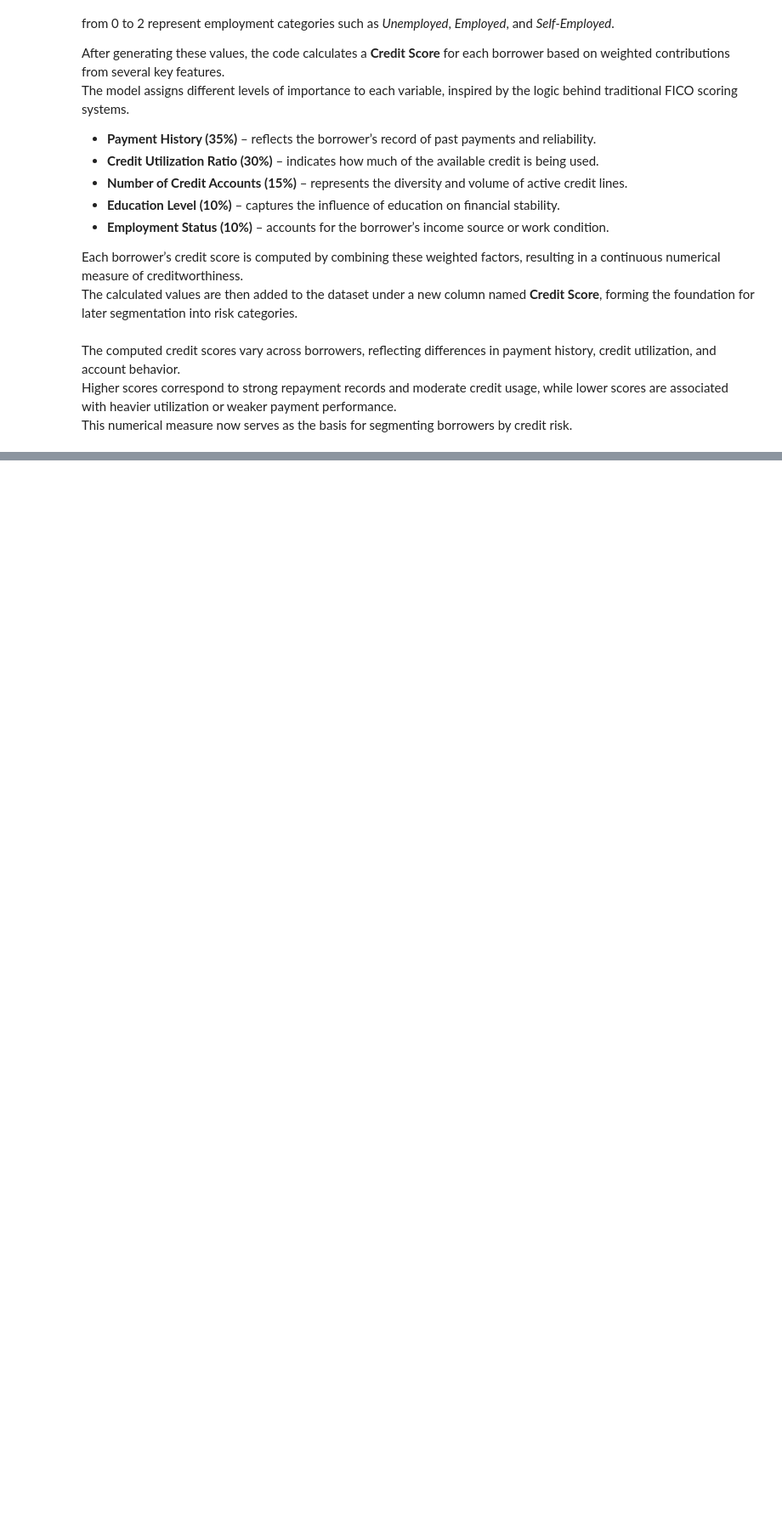
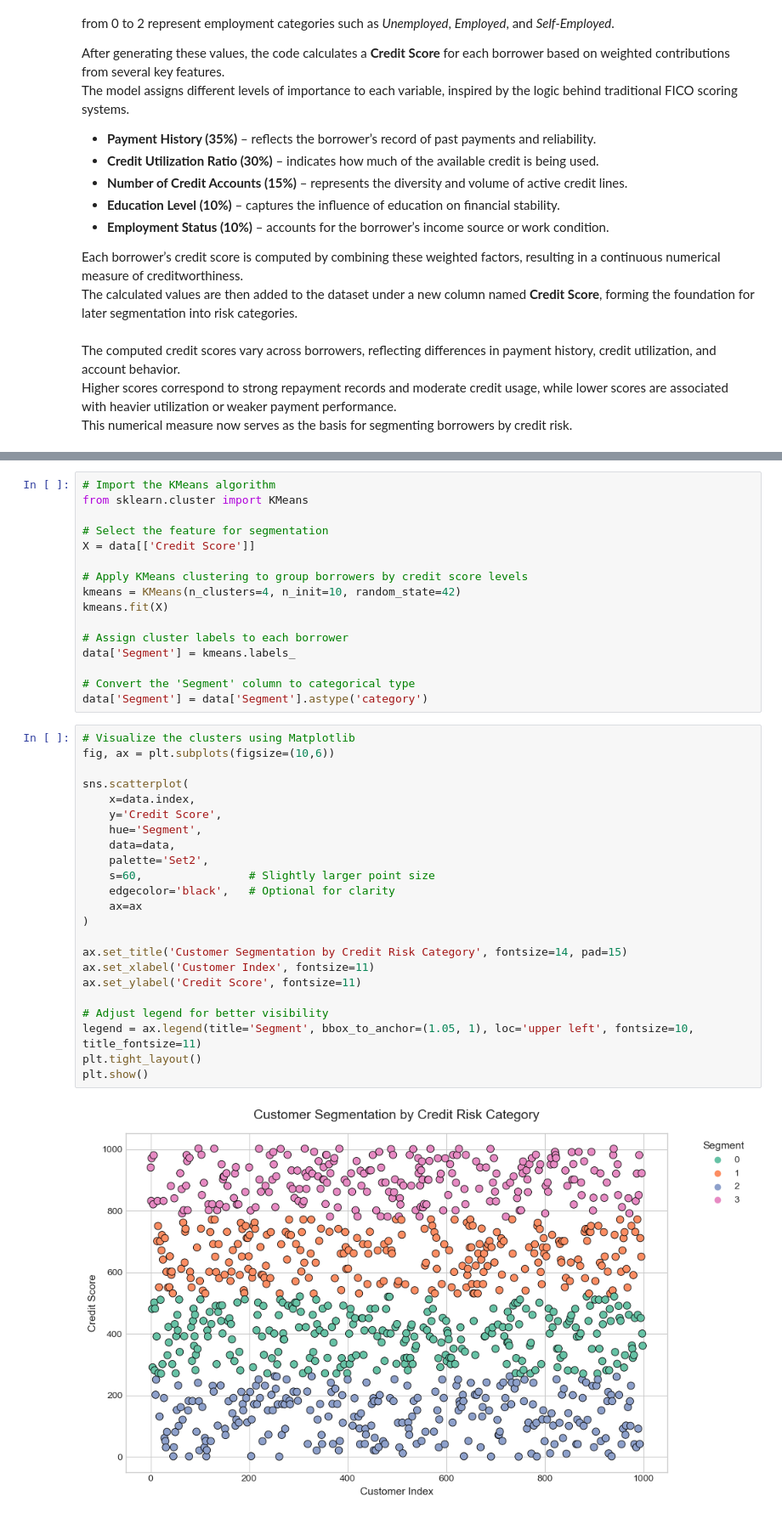
Before and after one commit to DonnahM/Credit-Risk-Evaluation, a Jupyter notebook: credit-insights.ipynb, the cells around one changed output, grey strips where cells are left out. Shown at 85% size. Drawn from its saved outputs; the diff is of its cells as text; blank space fills up the shorter version.

Commit message:
"Update credit score segmentation and visualization"

```diff
--- a/credit-insights.ipynb
+++ b/credit-insights.ipynb
@@ -243,0 +250,41 @@ This numerical measure now serves as the basis for segmenting borrowers by credi
+# %%
+# Import the KMeans algorithm
+from sklearn.cluster import KMeans
+
+# Select the feature for segmentation
+X = data[['Credit Score']]
+
+# Apply KMeans clustering to group borrowers by credit score levels
+kmeans = KMeans(n_clusters=4, n_init=10, random_state=42)
+kmeans.fit(X)
+
+# Assign cluster labels to each borrower
+data['Segment'] = kmeans.labels_
+
+# Convert the 'Segment' column to categorical type
+data['Segment'] = data['Segment'].astype('category')
+# %%
+# Visualize the clusters using Matplotlib
+fig, ax = plt.subplots(figsize=(10,6))
+
+sns.scatterplot(
+    x=data.index,
+    y='Credit Score',
+    hue='Segment',
+    data=data,
+    palette='Set2',
+    s=60,                # Slightly larger point size
+    edgecolor='black',   # Optional for clarity
+    ax=ax
+)
+
+ax.set_title('Customer Segmentation by Credit Risk Category', fontsize=14, pad=15)
+ax.set_xlabel('Customer Index', fontsize=11)
+ax.set_ylabel('Credit Score', fontsize=11)
+
+# Adjust legend for better visibility
+legend = ax.legend(title='Segment', bbox_to_anchor=(1.05, 1), loc='upper left', fontsize=10, title_fontsize=11)
+plt.tight_layout()
+plt.show()
+# %% [output]
+[figure, added]
```
Also changed, not shown: parts of 5 cells of this notebook.
